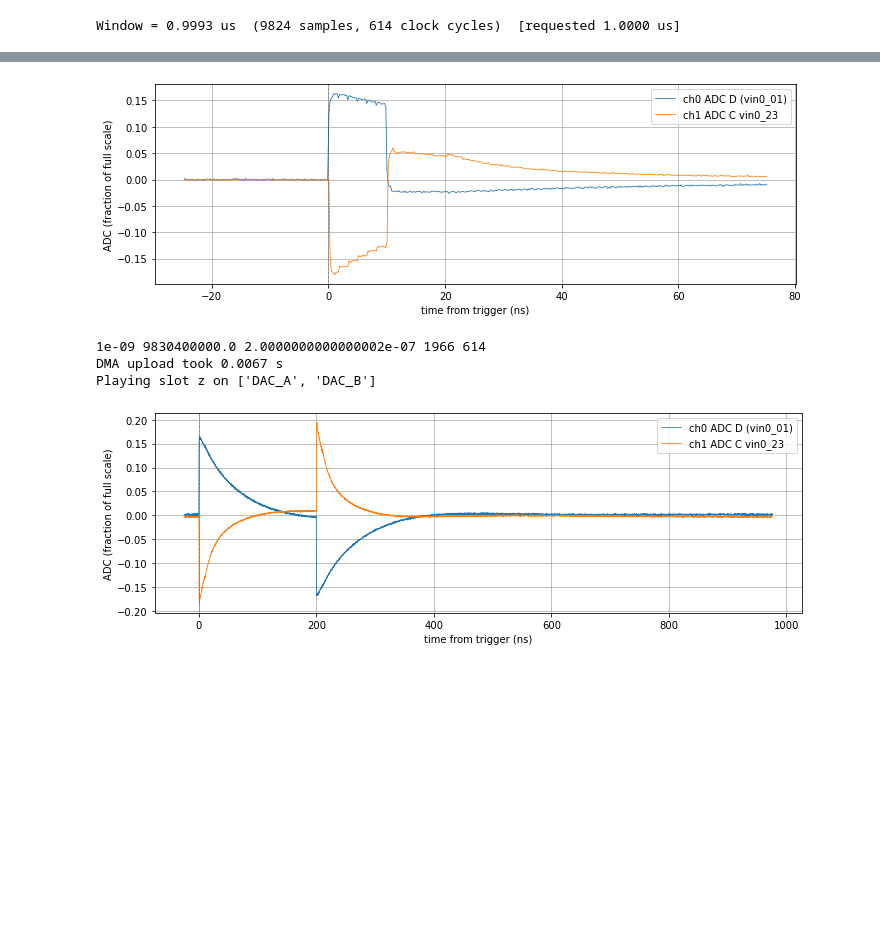
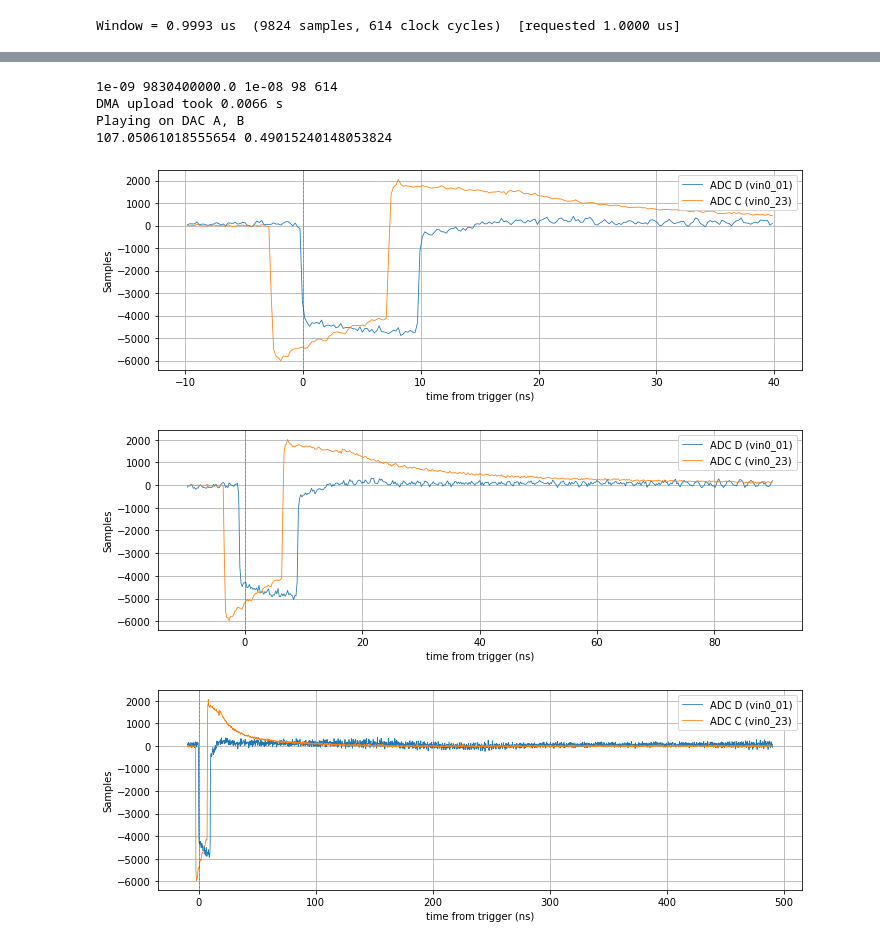
Before and after one commit to CAQS-RQC/RFSoC-PulseLoop, a Jupyter notebook: python/py_RFSoC.ipynb, the cells around one changed output, grey strips where cells are left out. Saved outputs shown, nothing was run; the diff lists cells and outputs as text; code cells hidden in the pictures; blank space fills up the shorter version.

```diff
--- a/python/py_RFSoC.ipynb
+++ b/python/py_RFSoC.ipynb
@@ -30,11 +30,11 @@ print(ns, DAC_SR, pulse_width, pulsewidth_insamples, awg.max_points)
 
 mypulse = 0.1 * np.append( np.ones(pulsewidth_insamples), np.zeros(len(awg.t) - pulsewidth_insamples) )
 
-awg.set_waveform("DAC_A", "x", mypulse)
-awg.set_waveform("DAC_B", "x", mypulse)
+awg.set_waveform(dac="A", slot="x", content=mypulse)
+awg.set_waveform(dac="B", slot="x", content=mypulse)
 # Not played by default
-awg.set_waveform("DAC_A", "z", 0)
-awg.set_waveform("DAC_B", "z", 0)
+awg.set_waveform(dac="A", slot="z", content=0)
+awg.set_waveform(dac="B", slot="z", content=0)
 awg.summary()   # peak level of every slot (+ clipping warning)
 awg.plot()
 plt.show()
@@ -104,32 +84,40 @@ attempts needed: 1
-# %%
-sc.configure(trigger="awg0", pre_ns=-offset_ns+20, length_ns=100)
-t, y = sc.acquire()                    # t in ns, 0 = trigger; y in fraction of full scale
-sc.plot(t, y)
-# %% [output]
-[figure, removed]
 # %%
-pulse_width = 200 * ns
+pulse_width = 10 * ns
 pulsewidth_insamples = round(pulse_width * DAC_SR)
 
 print(ns, DAC_SR, pulse_width, pulsewidth_insamples, awg.max_points)
 
 mypulse = 0.1 * np.append( np.ones(pulsewidth_insamples), np.zeros(len(awg.t) - pulsewidth_insamples) )
 
-awg.set_waveform("DAC_A", "x", mypulse)
-awg.set_waveform("DAC_B", "x", mypulse)
+awg.set_waveform(dac="A", content=mypulse)
+awg.set_waveform(dac="B", content=mypulse)
 # Not played by default
-awg.set_waveform("DAC_A", "z", 0)
-awg.set_waveform("DAC_B", "z", 0)
-
-awg.connect()    # load bitstream, program clocks, reset the AWG logic
+awg.set_waveform(dac="A", content=0, slot="z")
+awg.set_waveform(dac="B", content=0, slot="z")
+# awg.connect()    # load bitstream, program clocks, reset the AWG logic
 awg.upload()     # send waveforms + length to the board RAM
 awg.start()      # enable the outputs
 
-sc.configure(trigger="awg0", pre_ns=-offset_ns+20, length_ns=1000)
-t, y = sc.acquire()                    # t in ns, 0 = trigger; y in fraction of full scale
-sc.plot(t, y)
+
+offset_ns, spread_ns = sc.calibrate_awg(dac="A", adc="D")
+print(offset_ns, spread_ns)
+
+sc.configure(trigger="dac_a", pre_ns=pulse_width/ns, length_ns=5*pulse_width/ns)
+t, y = sc.acquire(raw=True) # t in ns, 0 = trigger; y in samples
+sc.plot(t, y, ylabel="Samples")
+
+sc.configure(trigger="dac_a", pre_ns=pulse_width/ns, length_ns=10*pulse_width/ns)
+t, y = sc.acquire(raw=True) # t in ns, 0 = trigger; y in samples
+sc.plot(t, y, ylabel="Samples")
+
+sc.configure(trigger="dac_a", pre_ns=pulse_width/ns, length_ns=50*pulse_width/ns)
+t, y = sc.acquire(raw=True) # t in ns, 0 = trigger; y in samples
+sc.plot(t, y, ylabel="Samples")
 # %% [output]
-1e-09 9830400000.0 2.0000000000000002e-07 1966 614
-DMA upload took 0.0067 s
-Playing slot z on ['DAC_A', 'DAC_B']
+1e-09 9830400000.0 1e-08 98 614
+DMA upload took 0.0066 s
+Playing on DAC A, B
+107.05061018555654 0.49015240148053824
-[figure, old version]
+[figure, new version]
+[figure, added]
+[figure, added]
```
Also changed, not shown: parts of 7 cells of this notebook, 4 other files.
